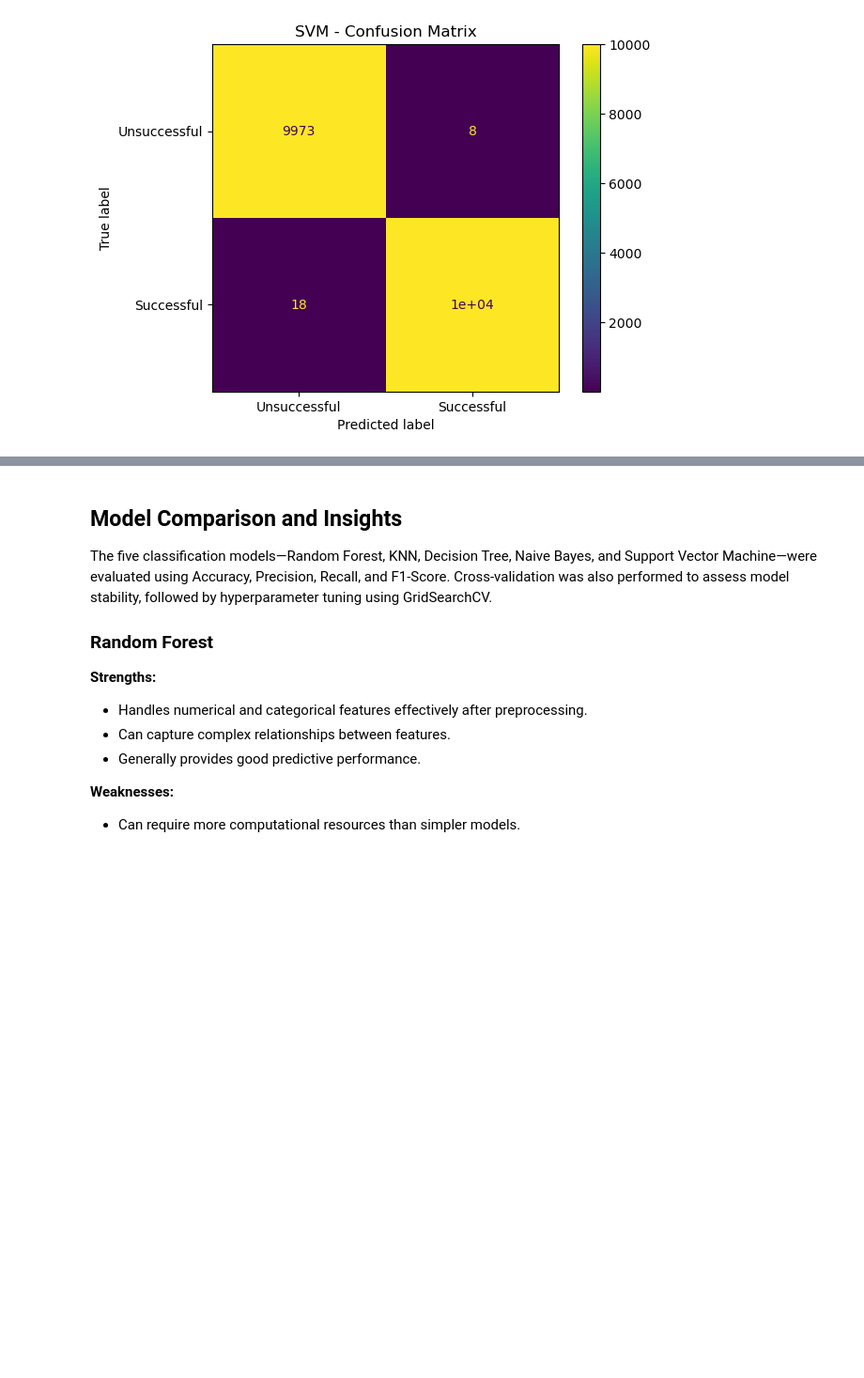
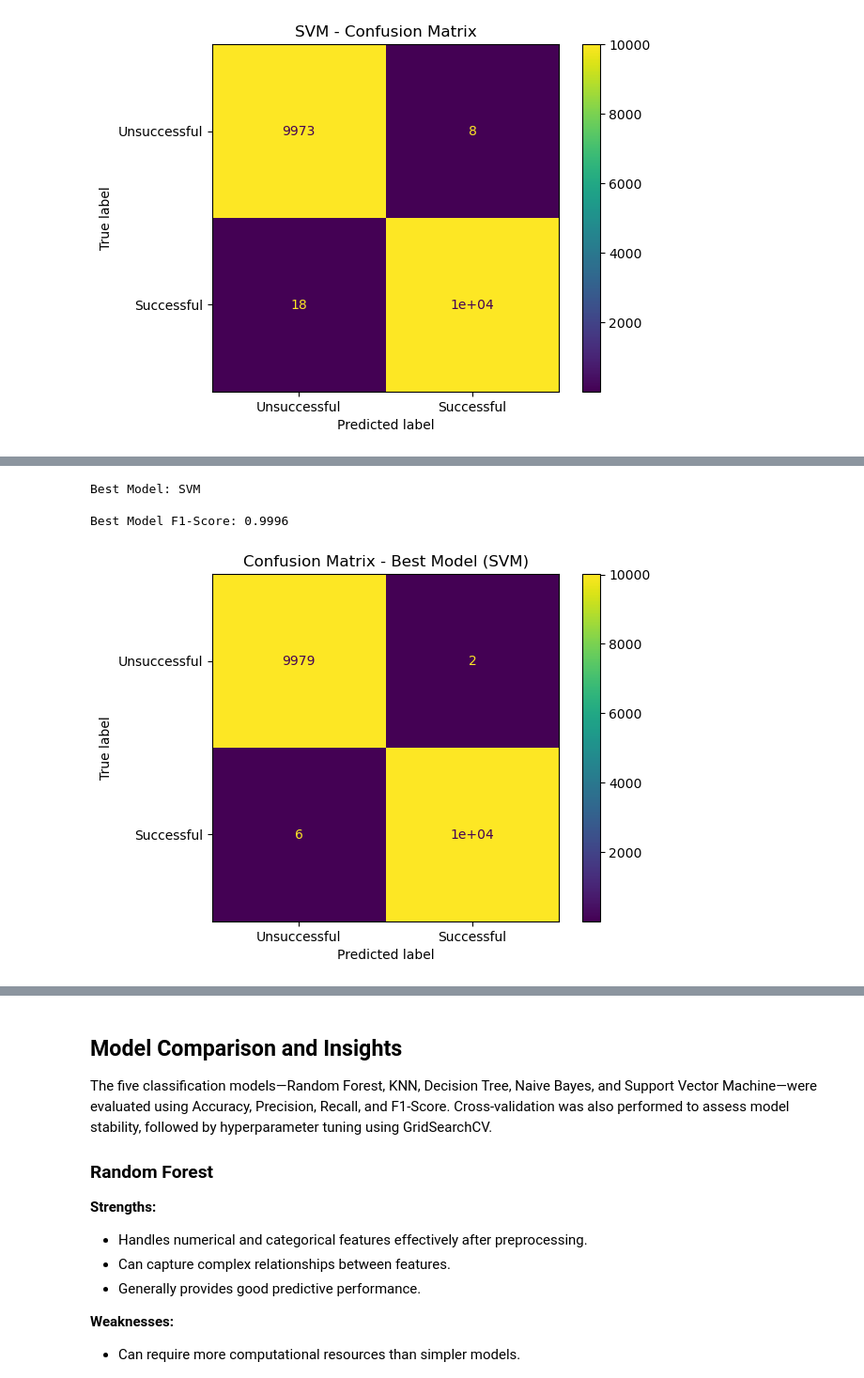
Before and after one commit to Varshh-hub/Crowdfunding-Campaign-Success-Prediction---ML, a Jupyter notebook: Predict.ipynb, the cells around one changed output, grey strips where cells are left out. Shown at 94% size. Cells and saved outputs as stored; diff of their text form; code cells hidden in the pictures; blank space fills up the shorter version.

Commit message:
model final

```diff
--- a/Predict.ipynb
+++ b/Predict.ipynb
@@ -354,17 +376,13 @@ for name, pipeline in pipelines.items():
         pipeline,
         X_train,
         y_train,
-        cv=3,
+        cv=5,
         scoring="f1",
         n_jobs=-1
     )
 
     cv_results.append({
         "Model": name,
-        "CV Mean F1-Score": scores.mean(),
+        "Mean CV F1-Score": scores.mean(),
         "CV Standard Deviation": scores.std()
     })
-
-
-cv_results_df = pd.DataFrame(cv_results)
-cv_results_df
@@ -876,0 +530,42 @@ plt.show()
+# %%
+best_name = tuned_res.loc[0, "Model"]
+best = tuned[best_name]
+
+print("Best Model:", best_name)
+
+print(
+    "\nBest Model F1-Score:",
+    round(
+        tuned_res.loc[0, "F1-Score"],
+        4
+    )
+)
+# %% [output]
+Best Model: SVM
+
+Best Model F1-Score: 0.9996
+# %%
+best_pred = best.predict(X_test)
+
+cm = confusion_matrix(
+    y_test,
+    best_pred
+)
+
+disp = ConfusionMatrixDisplay(
+    confusion_matrix=cm,
+    display_labels=[
+        "Unsuccessful",
+        "Successful"
+    ]
+)
+
+disp.plot()
+
+plt.title(
+    f"Confusion Matrix - Best Model ({best_name})"
+)
+
+plt.show()
+# %% [output]
+[figure, added]
```
Also changed, not shown: parts of 31 cells of this notebook.
